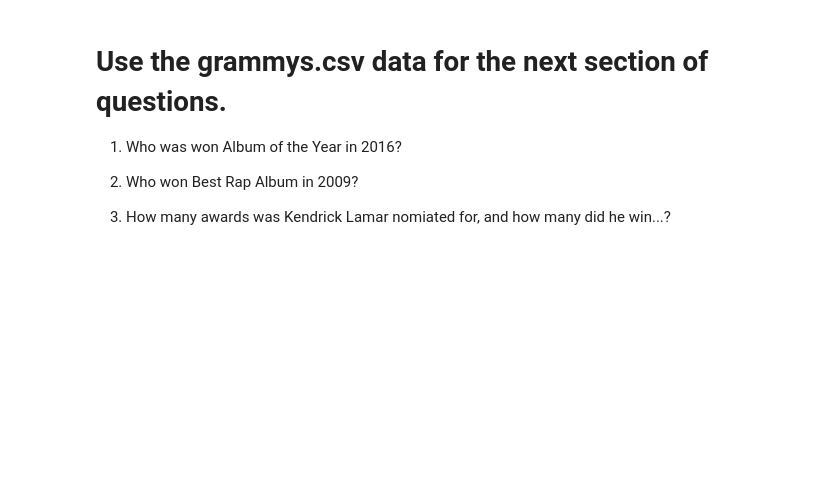
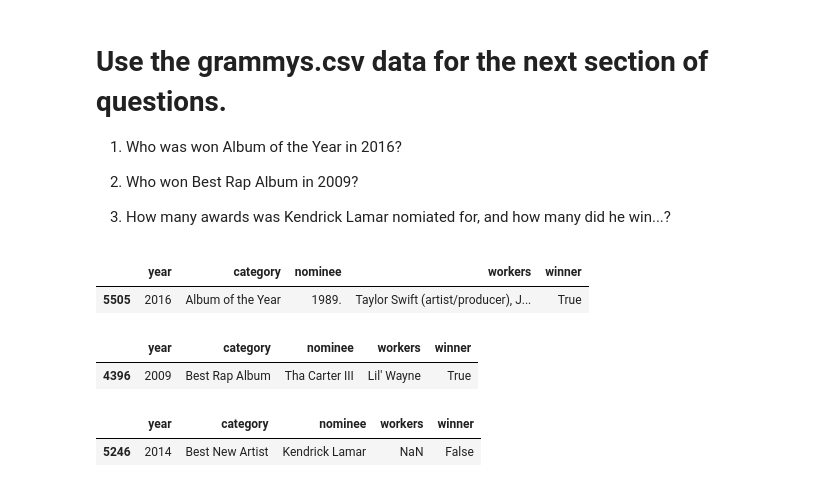
Before and after one commit to korchkovarthur/2021-fall-data-science, a Jupyter notebook: Week-01-Pandas/Exercise.ipynb, the cells around one changed output. Drawn from its saved outputs; the diff is of its cells as text; code cells hidden in the pictures; blank space fills up the shorter version.

```diff
--- a/Week-01-Pandas/Exercise.ipynb
+++ b/Week-01-Pandas/Exercise.ipynb
@@ -325,4 +343,39 @@ df =
+# %%
+#  1. Who was won Album of the Year in 2016?
+df_new = pd.read_csv('data/grammys.csv', sep = ',')
+df_new.shape
+df_new.head(n = 15)
+
+year = df_new['year'] == 2016
+category = df_new['category'] == 'Album of the Year'
+winner = df_new['winner'] == True
+df_new[year]
+df_new[category]
+df_new[winner]
+
+df_new[year & winner & category]
+
+#df_new[year]
+#df_new.head(n = 15)
+# %% [output]
+|  | year | category | nominee | workers | winner |
+| 5505 | 2016 | Album of the Year | 1989. | Taylor Swift (artist/producer), J... | True |
 # %%
 # 2. Who won Best Rap Album in 2009?
+
+year = df_new['year'] == 2009
+category = df_new['category'] == 'Best Rap Album'
+winner = df_new['winner'] == True
+df_new[year & category & winner].head()
+# %% [output]
+|  | year | category | nominee | workers | winner |
+| 4396 | 2009 | Best Rap Album | Tha Carter III | Lil' Wayne | True |
 # %%
 # 3. How many awards was Kendrick Lamar nomiated for, and how many did he win...?
+kl = df_new['nominee'] == 'Kendrick Lamar'
+winner = df_new['winner'] == True
+df_new[kl]
+#df_new[kl & winner].head()
+# %% [output]
+|  | year | category | nominee | workers | winner |
+| 5246 | 2014 | Best New Artist | Kendrick Lamar | NaN | False |
```
Also changed, not shown: parts of 4 cells of this notebook.
